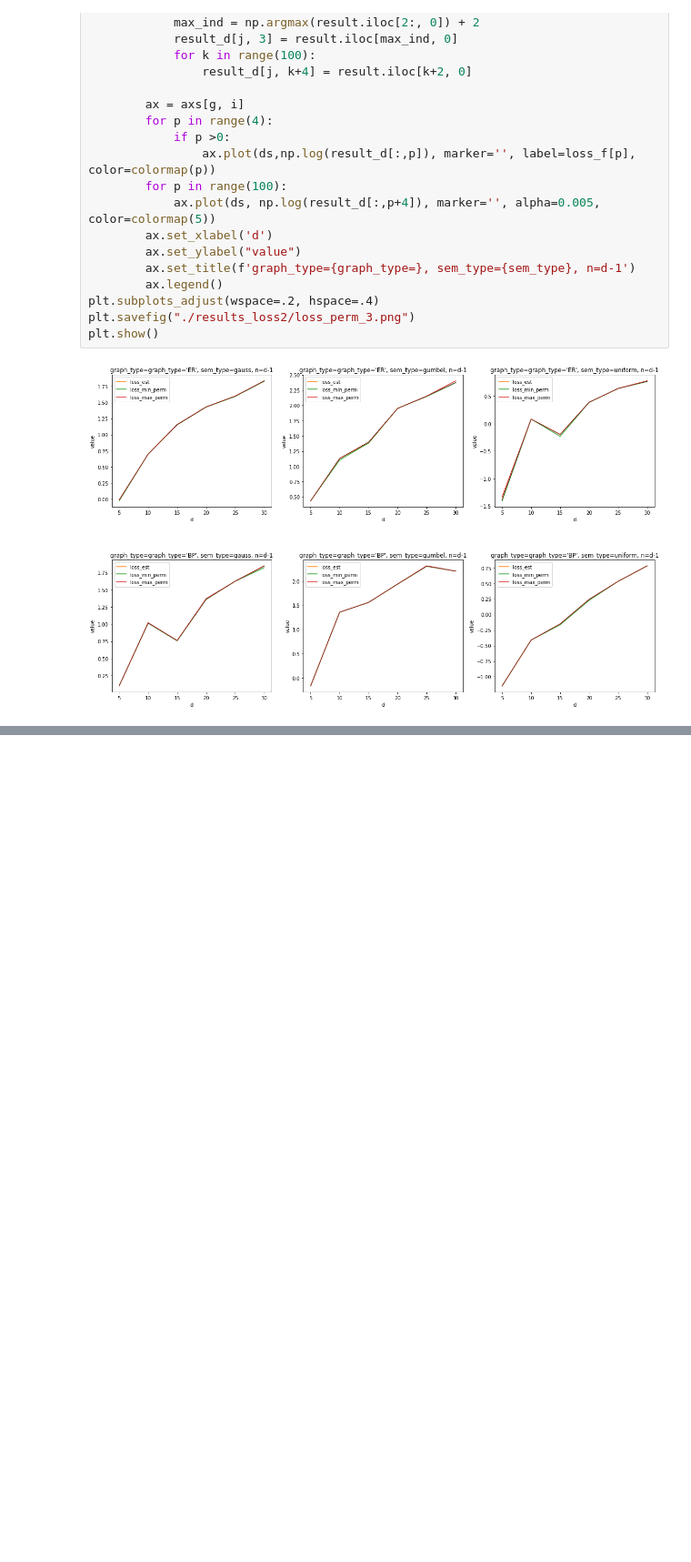
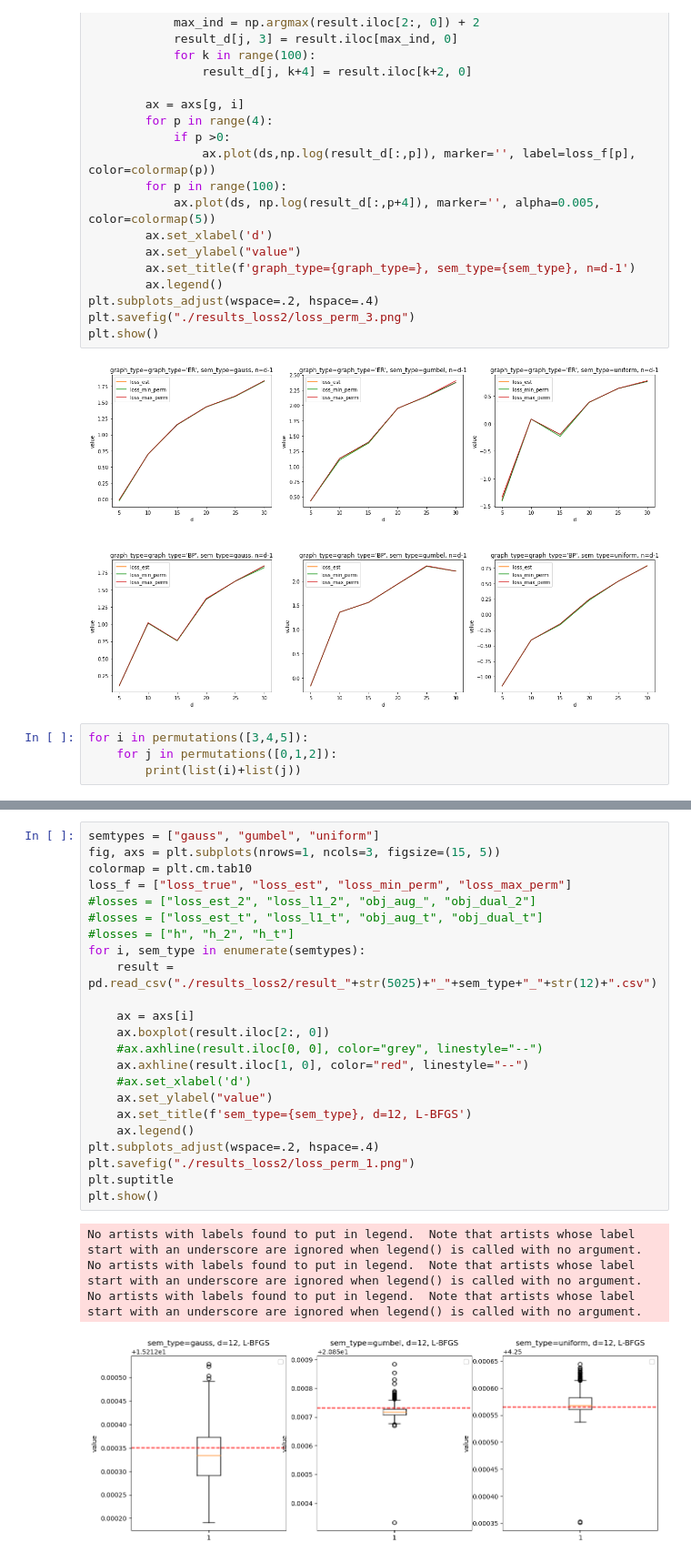
Before and after one commit to lmqxwm/Notears_, a Jupyter notebook: notears/simulation6.ipynb, the cells around one changed output, grey strips where cells are left out. Shown: that part at 91% size. Saved outputs shown, nothing was run; the diff lists cells and outputs as text; blank space fills up the shorter version.

```diff
--- a/notears/simulation6.ipynb
+++ b/notears/simulation6.ipynb
@@ -96,3 +97,7 @@ plt.savefig("./results_loss2/loss_perm_3.png")
 plt.show()
 # %% [output]
 [figure]
+# %%
+for i in permutations([3,4,5]):
+    for j in permutations([0,1,2]):
+        print(list(i)+list(j))
@@ -98,0 +122,28 @@ plt.show()
+# %%
+semtypes = ["gauss", "gumbel", "uniform"]
+fig, axs = plt.subplots(nrows=1, ncols=3, figsize=(15, 5))
+colormap = plt.cm.tab10
+loss_f = ["loss_true", "loss_est", "loss_min_perm", "loss_max_perm"]
+#losses = ["loss_est_2", "loss_l1_2", "obj_aug_", "obj_dual_2"]
+#losses = ["loss_est_t", "loss_l1_t", "obj_aug_t", "obj_dual_t"]
+#losses = ["h", "h_2", "h_t"]
+for i, sem_type in enumerate(semtypes):
+    result = pd.read_csv("./results_loss2/result_"+str(5025)+"_"+sem_type+"_"+str(12)+".csv")
+
+    ax = axs[i]
+    ax.boxplot(result.iloc[2:, 0])
+    #ax.axhline(result.iloc[0, 0], color="grey", linestyle="--")
+    ax.axhline(result.iloc[1, 0], color="red", linestyle="--")
+    #ax.set_xlabel('d')
+    ax.set_ylabel("value")
+    ax.set_title(f'sem_type={sem_type}, d=12, L-BFGS')
+    ax.legend()
+plt.subplots_adjust(wspace=.2, hspace=.4)
+plt.savefig("./results_loss2/loss_perm_1.png")
+plt.suptitle
+plt.show()
+# %% [output]
+No artists with labels found to put in legend.  Note that artists whose label start with an underscore are ignored when legend() is called with no argument.
+No artists with labels found to put in legend.  Note that artists whose label start with an underscore are ignored when legend() is called with no argument.
+No artists with labels found to put in legend.  Note that artists whose label start with an underscore are ignored when legend() is called with no argument.
+[figure, added]
```
Also changed, not shown: parts of 4 cells of this notebook, 46 other files.
